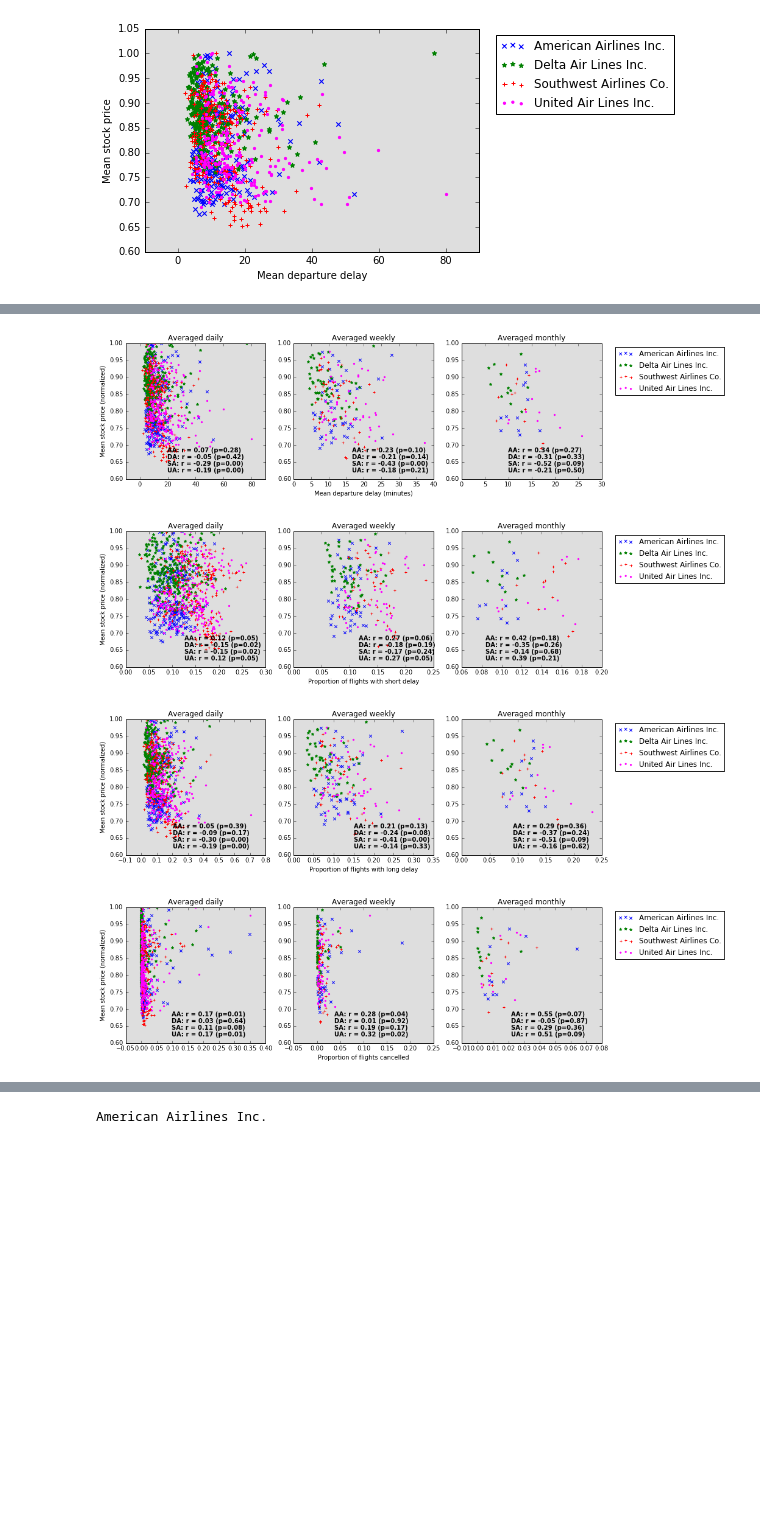
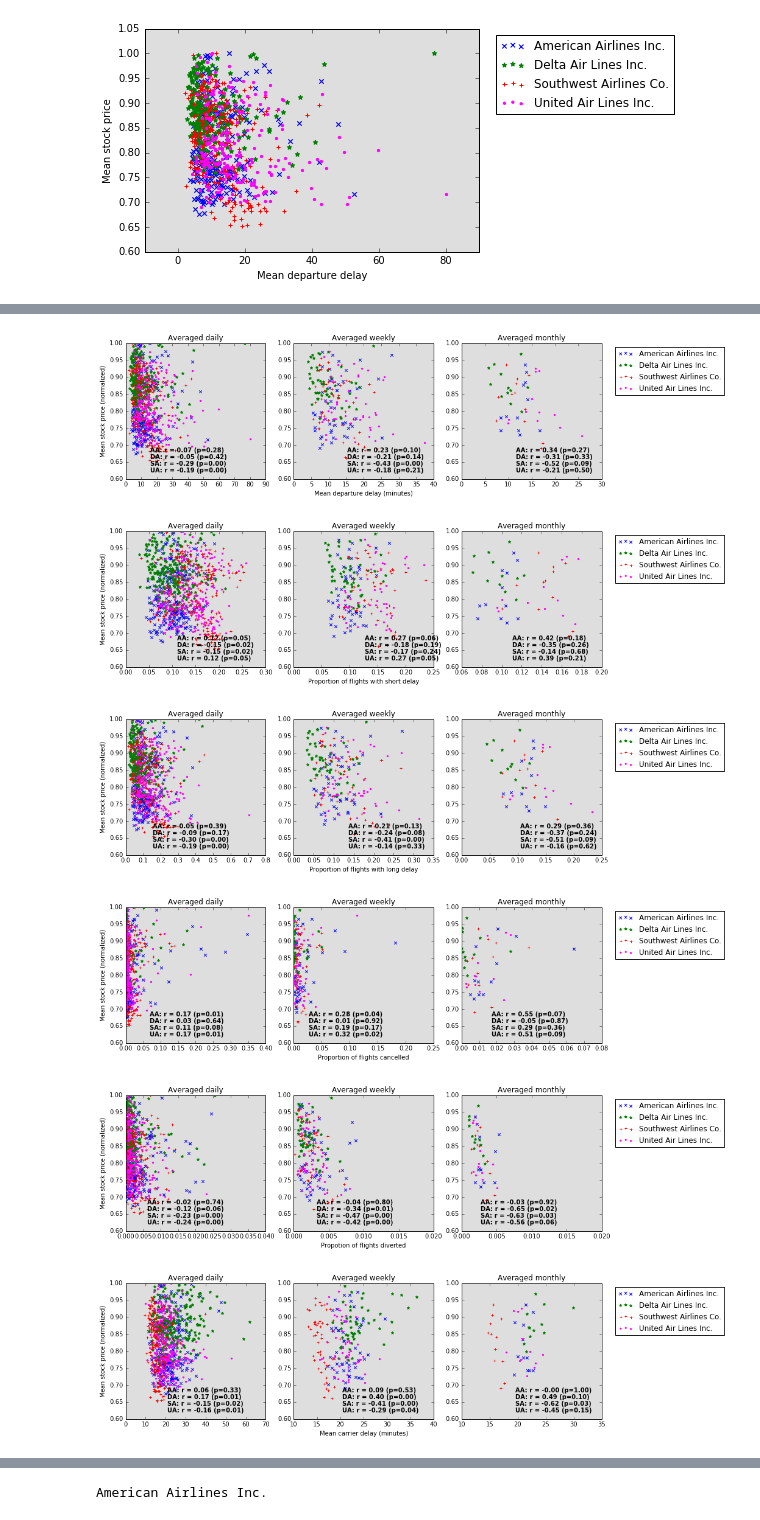
Before and after one commit to jlorince/fun-with-notebooks, a Jupyter notebook: stock-prices-and-flight-delays/stock-prices-and-flight-delays.ipynb, the cells around one changed output, grey strips where cells are left out. Drawn from its saved outputs; the diff is of its cells as text; code cells hidden in the pictures; blank space fills up the shorter version.

Commit message:
stocks notebook done?

```diff
--- a/stock-prices-and-flight-delays/stock-prices-and-flight-delays.ipynb
+++ b/stock-prices-and-flight-delays/stock-prices-and-flight-delays.ipynb
@@ -70,7 +71,6 @@ array(['ExpressJet Airlines Inc.', 'Frontier Airlines Inc.',
 # %%
-top_carriers = ['American Airlines Inc.','Delta Air Lines Inc.','Southwest Airlines Co.',
-                'United Air Lines Inc.']
+top_carriers = ['American Airlines Inc.','Delta Air Lines Inc.','Southwest Airlines Co.','United Air Lines Inc.']
 starting_total_flights = len(flight_data)
 flight_data = flight_data[flight_data['airline_name'].isin(top_carriers)]
-print "Total flights after filtering: {} => {}".format(starting_total_flights,len(flight_data))
+print "Total flights after filtering: {:,d} => {:,d}".format(starting_total_flights,len(flight_data))
 # %% [output]
@@ -135,10 +138,13 @@ stock_symbol_dict
 # %%
 from yahoo_finance import Share
+from dateutil.parser import parse
 stock_data = pd.concat([pd.DataFrame(
                            Share(s).get_historical('2015-01-01','2015-12-31'))
                        for s in stock_symbols])
-# for some reason yahoo-finance returns the numeric values as string, so we have to convert to float
+# for some reason yahoo-finance returns the numeric values as strings, so we have to convert to float
 stock_data['Adj_Close'] = stock_data['Adj_Close'].astype(float)
+# ensure the Date column is in datetime format
+stock_data['Date'] = stock_data['Date'].apply(parse)
 # We'll also add in the actual airline names for readability
 stock_data['airline_name'] = stock_data['Symbol'].map(stock_symbol_dict)
 stock_data.head()
@@ -225,33 +246,51 @@ In the plots below, the columns indicate the resampling procedure (daily, weekly
 # %%
 short_names = {full:short for full,short in zip(top_carriers,['AA','DA','SA','UA'])}
 from collections import OrderedDict # just so we maintain the order we want here
 measure_dict = OrderedDict([('DEP_DELAY_NEW','Mean departure delay (minutes)'),
                             ('small_delay','Proportion of flights with short delay'),
                             ('big_delay','Proportion of flights with long delay'),
-                            ('CANCELLED','Proportion of flights cancelled')])
+                            ('CANCELLED','Proportion of flights cancelled'),
+                            ('DIVERTED','Propotion of flights diverted'),
+                            ('CARRIER_DELAY','Mean carrier delay (minutes)'),
+                            ('carrier+late_aircraft','Mean sum of carrier delay and late aircraft delay (minutes)')])
 for measure in measure_dict:
     fig,axes = plt.subplots(1,3,figsize=(14,4))
     for i,freq in enumerate(['D','W','M']):
         year_range = pd.date_range(start='2015-01-01',end='2015-12-31',freq=freq)
         offset=0
-        anno_xcorr = flights_trimmed[measure].resample(freq,how='mean').max()/1.75
+        if measure=='carrier+late_aircraft':
+            f = (flights_trimmed['CARRIER_DELAY'] + \
+                            flights_trimmed['LATE_AIRCRAFT_DELAY']).resample(freq,how='mean')
+            anno_xcorr = f.min()+(f.max()-f.min())/2.5
+        else:
+            f = flights_trimmed[measure].resample(freq,how='mean')
+            anno_xcorr = f.min()+(f.max()-f.min())/2.5
         for airline,c,shape in zip(top_carriers,colors,['x','*','+','.']):
-            x = flights_trimmed[flights_trimmed['airline_name']==airline][measure].resample(
-                                                                    freq,how='mean').reindex(year_range)
+            if measure == 'carrier+late_aircraft':
+                flights = flights_trimmed[flights_trimmed['airline_name']==airline]
+                x = (flights['CARRIER_DELAY']+flights['LATE_AIRCRAFT_DELAY']).resample(
+                                                                 freq,how='mean').reindex(year_range)
+            else:
+                x = flights_trimmed[flights_trimmed['airline_name']==airline][measure].resample(
+                                                                 freq,how='mean').reindex(year_range)
             y = stocks_normed[airline].resample(freq,how='mean').reindex(year_range)
             corr,pval = pearsonr(x[~np.isnan(y)],y.dropna())
             axes[i].annotate("{}: r = {:.2f} (p={:.2f})".format(short_names[airline],corr,pval),
                                                                  (anno_xcorr,0.68-offset),fontweight='bold')
             axes[i].scatter(x,y,color=c,marker=shape,label=airline)
             offset+=0.02
         axes[i].patch.set_facecolor('#DEDEDE')
         axes[i].set_title("Averaged {}".format({'D':'daily','W':'weekly','M':'monthly'}[freq]))
         axes[i].set_ylim(0.6,1)
+        if axes[i].get_xlim()[0]<0:
+            axes[i].set_xlim(left=0)
     axes[1].set_xlabel(measure_dict[measure])
     axes[0].set_ylabel('Mean stock price (normalized)')
     axes[-1].legend(bbox_to_anchor=(1.9,1.0));
 # %% [output]
-[figure, old version]
+[figure, new version]
-[figure, old version]
+[figure, new version]
-[figure, old version]
+[figure, new version]
-[figure, old version]
+[figure, new version]
+[figure, added]
+[figure, added]
```
Also changed, not shown: parts of 33 cells of this notebook, 1 other file.
